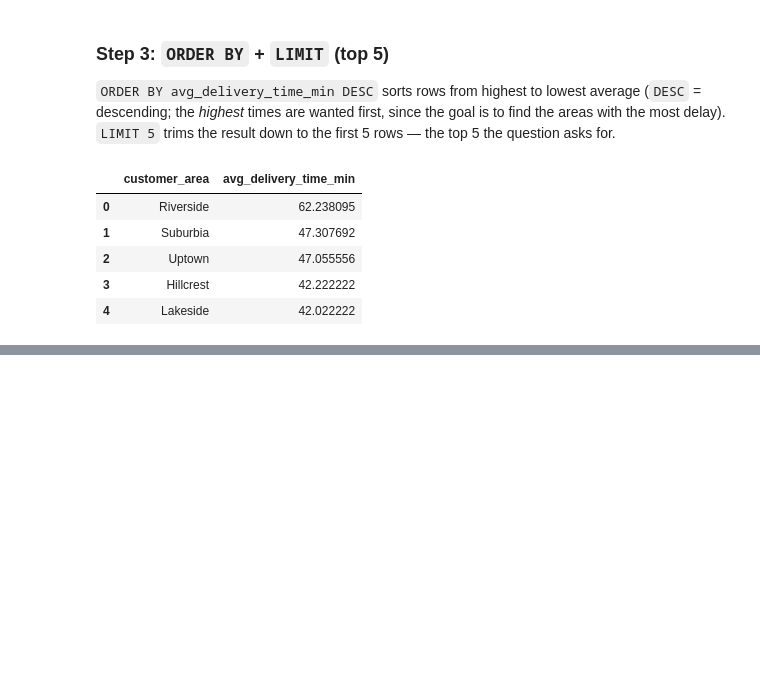
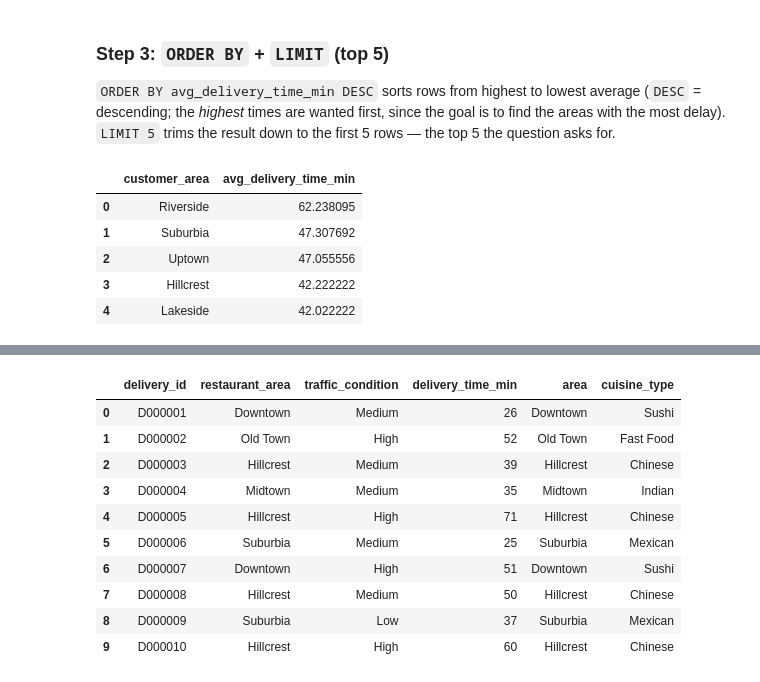
Before and after one commit to felo9015/food_delivery_time_prediction, a Jupyter notebook: sql/sql_exploration.ipynb, the cells around one changed output, grey strips where cells are left out. Cells and saved outputs as stored; diff of their text form; code cells hidden in the pictures; blank space fills up the shorter version.

```diff
--- a/sql/sql_exploration.ipynb
+++ b/sql/sql_exploration.ipynb
@@ -431,0 +438,25 @@ This is the complete query for Question 1: **Riverside, Suburbia, Uptown, Hillcr
+# %%
+con.sql("""
+    SELECT
+        d.delivery_id,
+        d.restaurant_area,
+        d.traffic_condition,
+        d.delivery_time_min,
+        r.area,
+        r.cuisine_type
+    FROM deliveries d
+    JOIN restaurants r ON d.restaurant_area = r.area
+    LIMIT 10
+""").df()
+# %% [output]
+|  | delivery_id | restaurant_area | traffic_condition | delivery_time_min | area | cuisine_type |
+| 0 | D000001 | Downtown | Medium | 26 | Downtown | Sushi |
+| 1 | D000002 | Old Town | High | 52 | Old Town | Fast Food |
+| 2 | D000003 | Hillcrest | Medium | 39 | Hillcrest | Chinese |
+| 3 | D000004 | Midtown | Medium | 35 | Midtown | Indian |
+| 4 | D000005 | Hillcrest | High | 71 | Hillcrest | Chinese |
+| 5 | D000006 | Suburbia | Medium | 25 | Suburbia | Mexican |
+| 6 | D000007 | Downtown | High | 51 | Downtown | Sushi |
+| 7 | D000008 | Hillcrest | Medium | 50 | Hillcrest | Chinese |
+| 8 | D000009 | Suburbia | Low | 37 | Suburbia | Mexican |
+| 9 | D000010 | Hillcrest | High | 60 | Hillcrest | Chinese |
```
Also changed, not shown: parts of 57 cells of this notebook, 3 other files.
